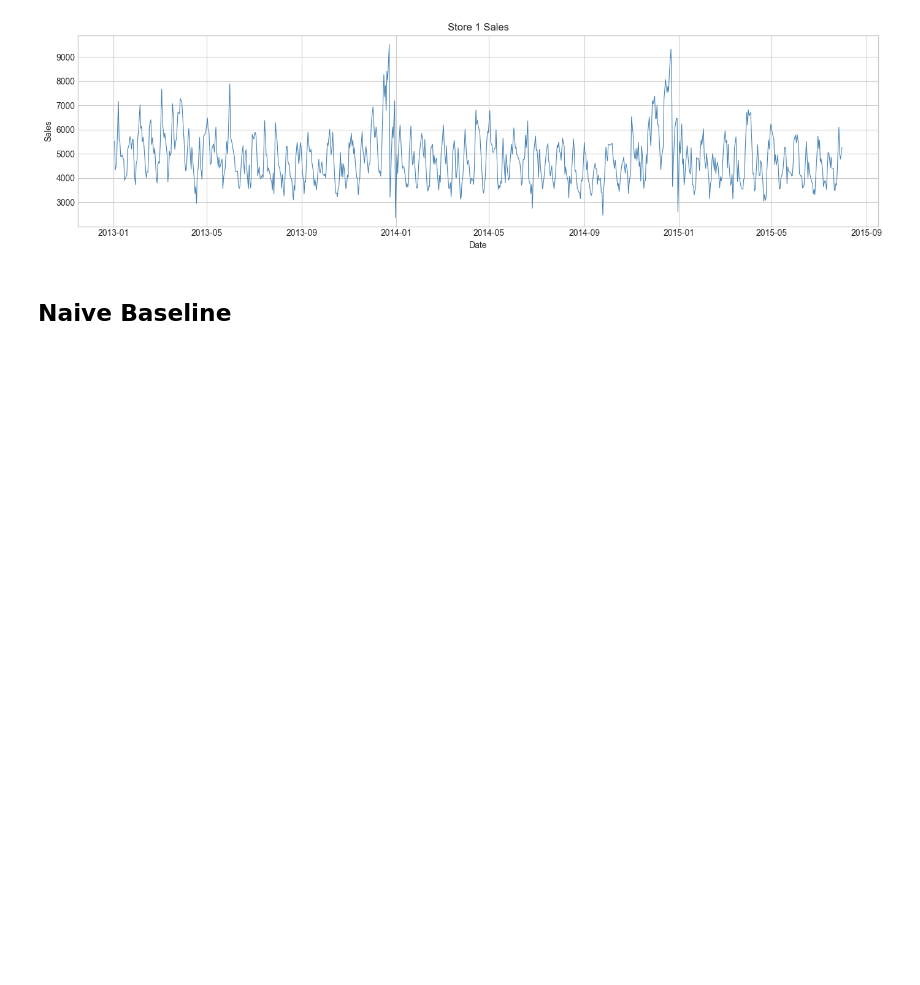
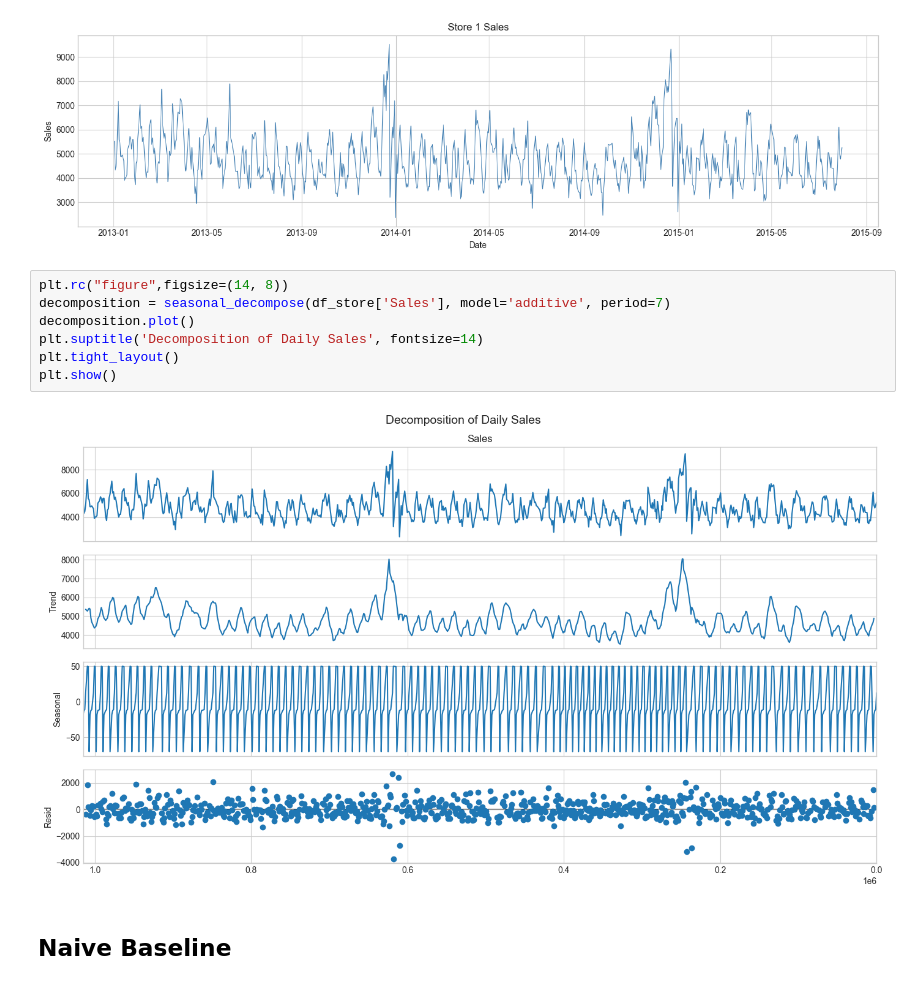
Before and after one commit to AlexPaulien/forecasting-sc, a Jupyter notebook: notebooks/01_eda_baseline.ipynb, the cells around one changed output. Drawn from its saved outputs; the diff is of its cells as text; blank space fills up the shorter version.

Commit message:
feat: add timeseries decomposition

```diff
--- a/notebooks/01_eda_baseline.ipynb
+++ b/notebooks/01_eda_baseline.ipynb
@@ -147,6 +148,15 @@ plt.show()
 Store 1 — 781 jours de données
 Période : 2013-01-02 00:00:00 → 2015-07-31 00:00:00
 [figure]
+# %%
+plt.rc("figure",figsize=(14, 8))
+decomposition = seasonal_decompose(df_store['Sales'], model='additive', period=7)
+decomposition.plot()
+plt.suptitle('Decomposition of Daily Sales', fontsize=14)
+plt.tight_layout()
+plt.show()
+# %% [output]
+[figure, added]
 # %% [markdown]
 ## Naive Baseline
 # %%
```
Also changed, not shown: parts of 1 cell of this notebook.
